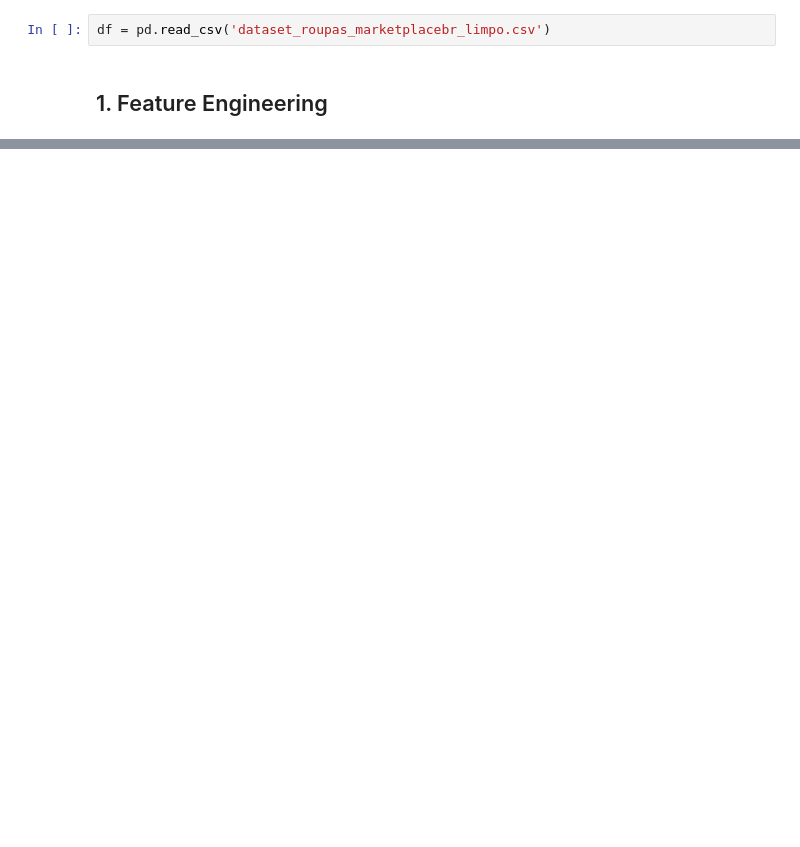
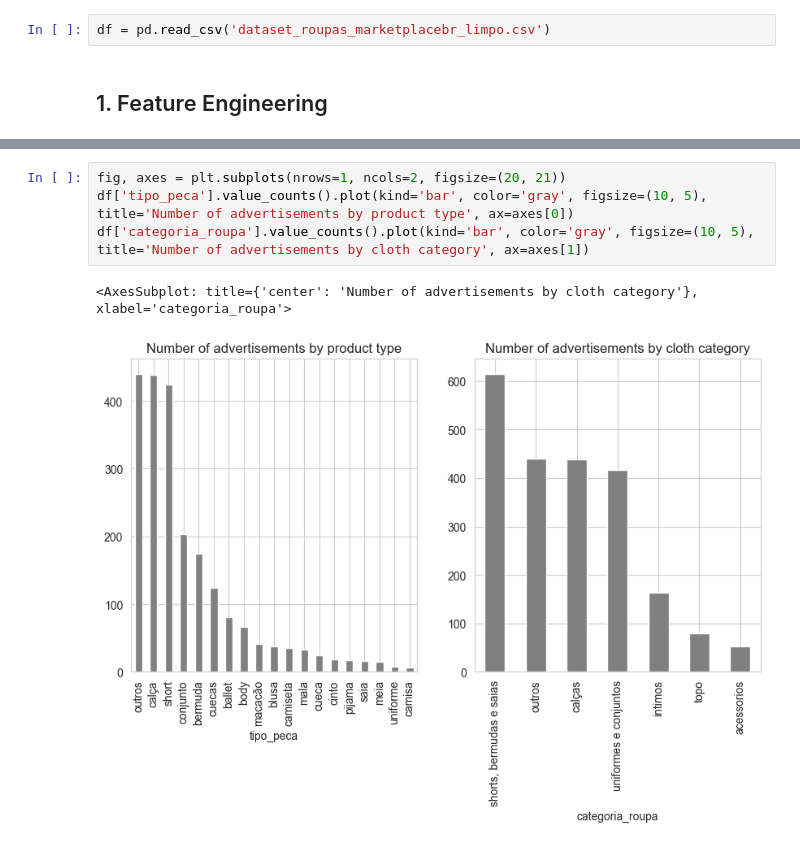
Before and after one commit to LissesCastro/Webscrapping-Marketplace-BR, a Jupyter notebook: analise.ipynb, the cells around one changed output, grey strips where cells are left out. Drawn from its saved outputs; the diff is of its cells as text; blank space fills up the shorter version.

```diff
--- a/analise.ipynb
+++ b/analise.ipynb
@@ -158 +215,8 @@ plota_variaveis_numericas(df, df.select_dtypes(include=np.number).columns.to_lis
+# %%
+fig, axes = plt.subplots(nrows=1, ncols=2, figsize=(20, 21))
+df['tipo_peca'].value_counts().plot(kind='bar', color='gray', figsize=(10, 5), title='Number of advertisements by product type', ax=axes[0])
+df['categoria_roupa'].value_counts().plot(kind='bar', color='gray', figsize=(10, 5), title='Number of advertisements by cloth category', ax=axes[1])
+# %% [output]
+<AxesSubplot: title={'center': 'Number of advertisements by cloth category'}, xlabel='categoria_roupa'>
+[figure, added]
 # %%
```
Also changed, not shown: parts of 32 cells of this notebook.
